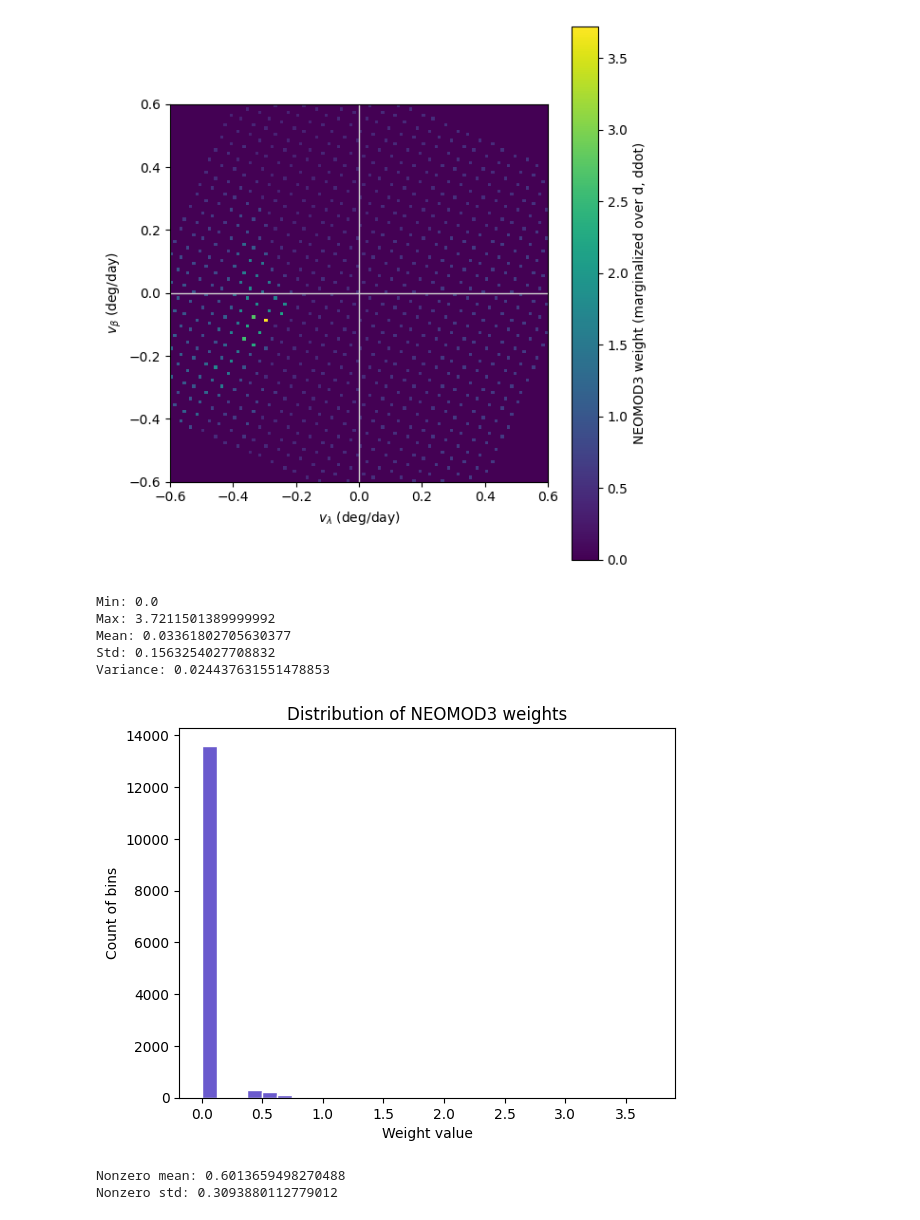
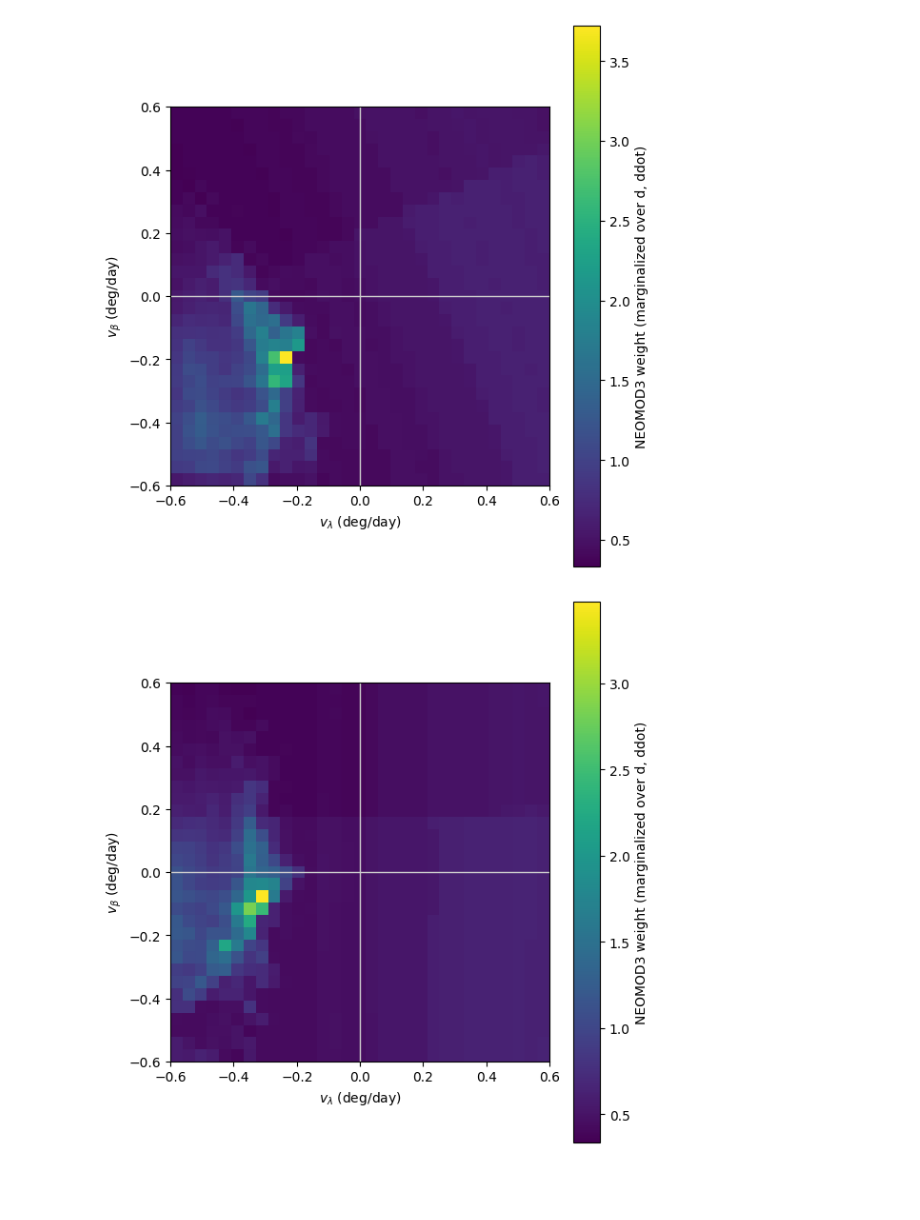
Before and after one commit to devanshi-s04/neomod, a Jupyter notebook: neofast_v1.ipynb, the cells around one changed output. Cells and saved outputs as stored; diff of their text form; code cells hidden in the pictures; blank space fills up the shorter version.

Commit message:
ecliptic to radec plot with diff grid steps

```diff
--- a/neofast_v1.ipynb
+++ b/neofast_v1.ipynb
@@ -34,14 +34,17 @@ import NEOMOD3 as nm3
 df, array4D, H_center, a_center, e_center, i_center = nm3.getNEOMOD3orbits()
 # %%
 obstime_str="2025-09-23T00:00:00"
-ra_deg, dec_deg, dra_deg_per_day, ddec_deg_per_day = 20.0, 50.0, 0.12, 0.22
+#ra_deg, dec_deg, dra_deg_per_day, ddec_deg_per_day = 186.35, -5.0, 46.27, -19.0
+ra_deg, dec_deg, dra_deg_per_day, ddec_deg_per_day = 10.0, 20.0, 0.12, 0.22
+# add mag here
+mag = 20.0
 # anti-Sun at Sep 23 = equinox so RA = 0, Dec = 0
 ra0_deg, dec0_deg = 0.0, 0.0
 # %%
 
 l_hat, v_hat = nf.compute_unit_vectors(ra_deg, dec_deg, dra_deg_per_day, ddec_deg_per_day)
 obstime, rE, vE, r_obs = nf.get_earth_and_observer(obstime_str)
-neo_score, a, e, i = nf.compute_neomod3_weight(0.20, 3.0, l_hat, v_hat, obstime, rE, vE, r_obs, array4D, H_center, a_center, e_center, i_center)
+neo_score, a, e, i = nf.compute_neomod3_weight(0.2, 3.0, l_hat, v_hat, obstime, rE, vE, r_obs, array4D, H_center, a_center, e_center, i_center)
 
 
 
@@ -89,43 +119,37 @@ H, extent= comp_sum()
 # %%
 from matplotlib import cm
 plt.figure(figsize=(6.0, 6.0))
-#extent = [vlam_edges[0], vlam_edges[-1], vbet_edges[0], vbet_edges[-1]]
 
 my_viridis = cm.get_cmap("viridis", 1024).with_extremes(under="white")
 im = plt.imshow(H, origin="lower", extent=extent, cmap=my_viridis, aspect="equal")
 
 
 plt.colorbar(label="NEOMOD3 weight (marginalized over d, ddot)")
 
 plt.axhline(0, color="0.8", lw=1)
 plt.axvline(0, color="0.8", lw=1)
 plt.xlabel(r"$v_\lambda$ (deg/day)")
 plt.ylabel(r"$v_\beta$ (deg/day)")
-#plt.title("v_lambda–v_beta distribution (integrated over d [0.05,5] AU, ddot [−60,60] km/s)\n"
-#          f"{obstime_str}")
 plt.tight_layout()
 plt.show()
-print("Min:", np.nanmin(H))
-print("Max:", np.nanmax(H))
-print("Mean:", np.nanmean(H))
-print("Std:", np.nanstd(H))
-print("Variance:", np.nanvar(H))
-plt.figure()
-plt.hist(H.flatten(), bins=30, color='slateblue', edgecolor='white')
-plt.xlabel("Weight value")
-plt.ylabel("Count of bins")
-plt.title("Distribution of NEOMOD3 weights")
-plt.show()
-nonzero = H[H > 0]
-print("Nonzero mean:", np.mean(nonzero))
-print("Nonzero std:", np.std(nonzero))
 # %% [output]
-[figure, old version]
+[figure, new version]
-Min: 0.0
-Max: 3.7211501389999992
-Mean: 0.03361802705630377
-Std: 0.1563254027708832
-Variance: 0.024437631551478853
-[figure, removed]
-Nonzero mean: 0.6013659498270488
-Nonzero std: 0.3093880112779012
+# %%
+# VERSION WITH FLIPPED DRA VLAMBDA
+from matplotlib import cm
+plt.figure(figsize=(6.0, 6.0))
+
+my_viridis = cm.get_cmap("viridis", 1024).with_extremes(under="white")
+im = plt.imshow(K, origin="lower", extent=extent, cmap=my_viridis, aspect="equal")
+
+
+plt.colorbar(label="NEOMOD3 weight (marginalized over d, ddot)")
+
+plt.axhline(0, color="0.8", lw=1)
+plt.axvline(0, color="0.8", lw=1)
+plt.xlabel(r"$v_\lambda$ (deg/day)")
+plt.ylabel(r"$v_\beta$ (deg/day)")
+plt.tight_layout()
+plt.show()
+# %% [output]
+[figure, added]
```
Also changed, not shown: parts of 4 cells of this notebook, 1 other file.
